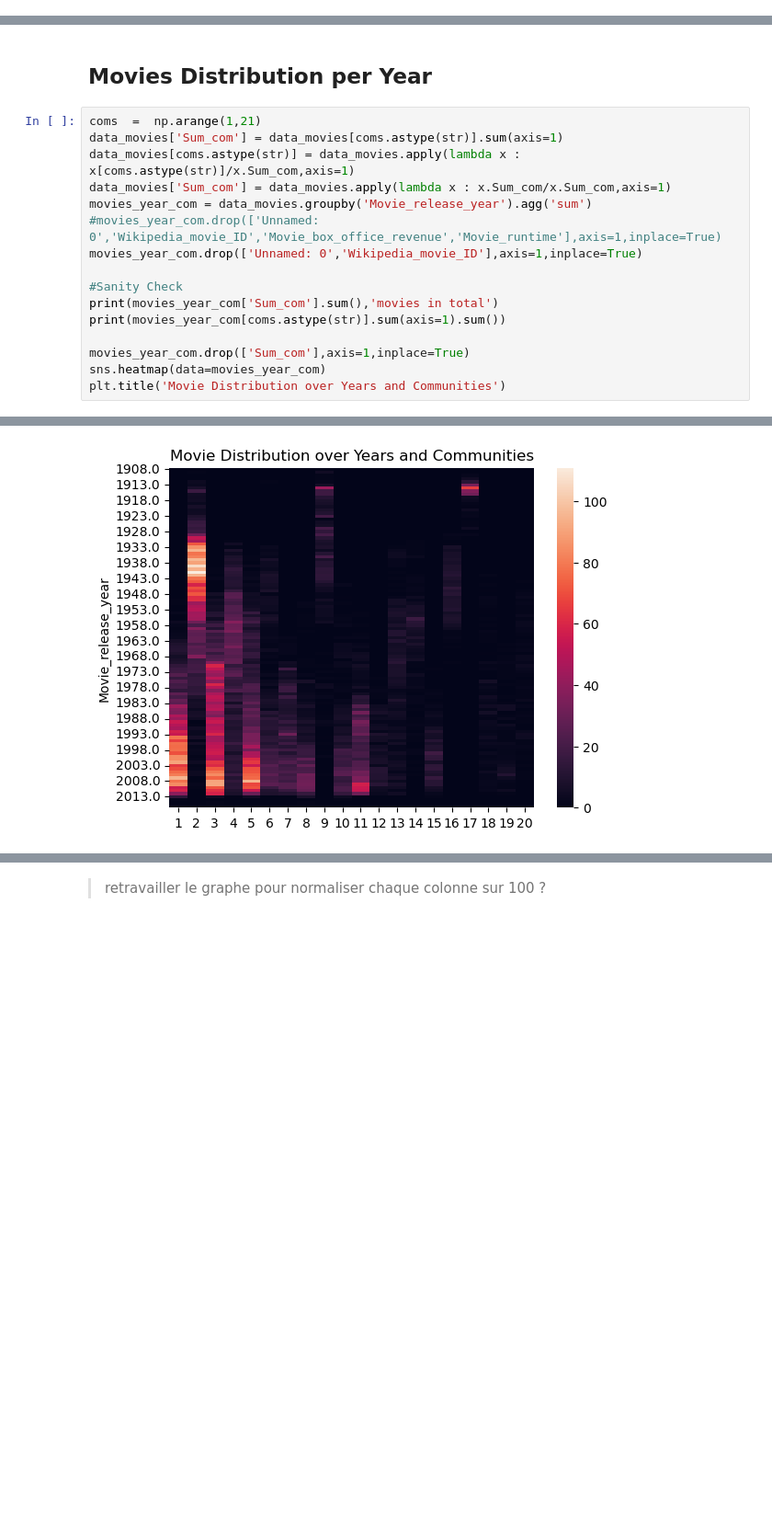
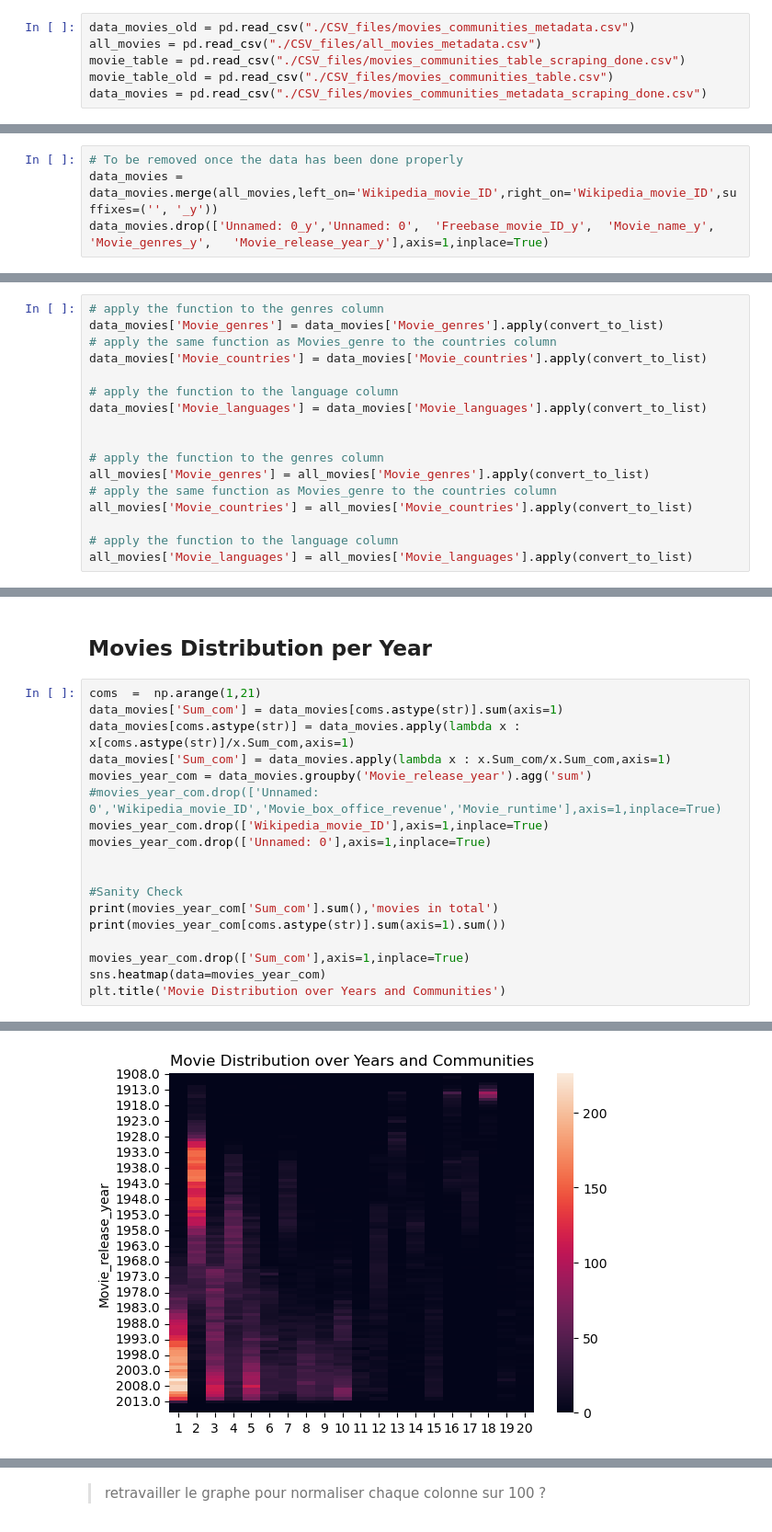
Before and after one commit to epfl-ada/ada-2022-project-addaxx, a Jupyter notebook: exploration.ipynb, the cells around one changed output, grey strips where cells are left out. Shown at 92% size. Drawn from its saved outputs; the diff is of its cells as text; blank space fills up the shorter version.

```diff
--- a/exploration.ipynb
+++ b/exploration.ipynb
@@ -34,0 +21,6 @@ KeyError: 'Movie_release_date'
+# %%
+data_movies_old = pd.read_csv("./CSV_files/movies_communities_metadata.csv")
+all_movies = pd.read_csv("./CSV_files/all_movies_metadata.csv")
+movie_table = pd.read_csv("./CSV_files/movies_communities_table_scraping_done.csv")
+movie_table_old = pd.read_csv("./CSV_files/movies_communities_table.csv")
+data_movies = pd.read_csv("./CSV_files/movies_communities_metadata_scraping_done.csv")
@@ -49,0 +70,4 @@ Name: Movie_genres, Length: 16614, dtype: object
+# %%
+# To be removed once the data has been done properly
+data_movies = data_movies.merge(all_movies,left_on='Wikipedia_movie_ID',right_on='Wikipedia_movie_ID',suffixes=('', '_y'))
+data_movies.drop(['Unnamed: 0_y','Unnamed: 0',	'Freebase_movie_ID_y',	'Movie_name_y', 'Movie_genres_y',	'Movie_release_year_y'],axis=1,inplace=True)
@@ -49,0 +108,17 @@ Name: Movie_genres, Length: 16614, dtype: object
+# %%
+# apply the function to the genres column
+data_movies['Movie_genres'] = data_movies['Movie_genres'].apply(convert_to_list)
+# apply the same function as Movies_genre to the countries column
+data_movies['Movie_countries'] = data_movies['Movie_countries'].apply(convert_to_list)
+
+# apply the function to the language column
+data_movies['Movie_languages'] = data_movies['Movie_languages'].apply(convert_to_list)
+
+
+# apply the function to the genres column
+all_movies['Movie_genres'] = all_movies['Movie_genres'].apply(convert_to_list)
+# apply the same function as Movies_genre to the countries column
+all_movies['Movie_countries'] = all_movies['Movie_countries'].apply(convert_to_list)
+
+# apply the function to the language column
+all_movies['Movie_languages'] = all_movies['Movie_languages'].apply(convert_to_list)
@@ -78,7 +187,9 @@ data_movies[coms.astype(str)] = data_movies.apply(lambda x : x[coms.astype(str)]
 data_movies['Sum_com'] = data_movies.apply(lambda x : x.Sum_com/x.Sum_com,axis=1)
 movies_year_com = data_movies.groupby('Movie_release_year').agg('sum')
 #movies_year_com.drop(['Unnamed: 0','Wikipedia_movie_ID','Movie_box_office_revenue','Movie_runtime'],axis=1,inplace=True)
-movies_year_com.drop(['Unnamed: 0','Wikipedia_movie_ID'],axis=1,inplace=True)
+movies_year_com.drop(['Wikipedia_movie_ID'],axis=1,inplace=True)
+movies_year_com.drop(['Unnamed: 0'],axis=1,inplace=True)
+
 
 #Sanity Check
 print(movies_year_com['Sum_com'].sum(),'movies in total')
@@ -93,2 +204,2 @@ plt.title('Movie Distribution over Years and Communities')
 Text(0.5, 1.0, 'Movie Distribution over Years and Communities')
-[figure, old version]
+[figure, new version]
```
Also changed, not shown: parts of 69 cells of this notebook, 1 other file.
